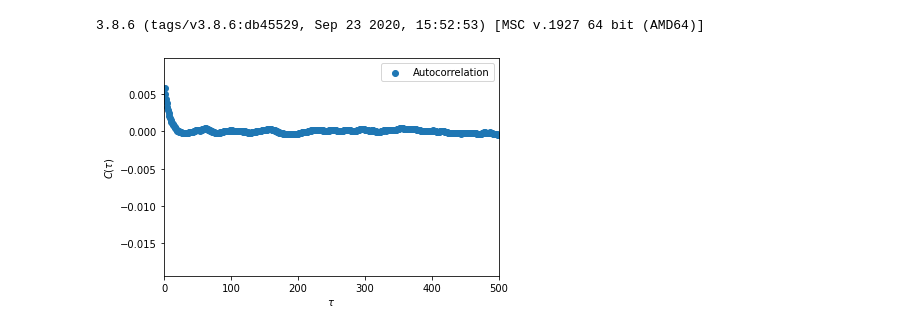
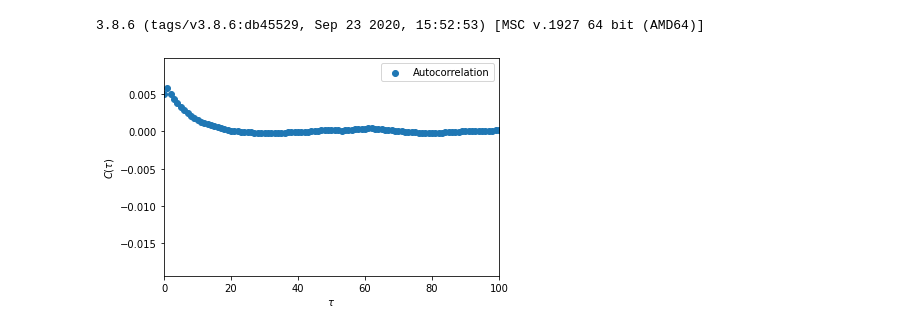
Before and after one commit to MarcelSchindler/Computational-Physics, a Jupyter notebook: exercise_4/Correlation.ipynb, the cells around one changed output. Cells and saved outputs as stored; diff of their text form; code cells hidden in the pictures.

```diff
--- a/exercise_4/Correlation.ipynb
+++ b/exercise_4/Correlation.ipynb
@@ -20,11 +20,11 @@ for line in filein:
     yin.append(float(data[1]))
 filein.close()
 # %%
-plt.xlim(0,500)
+plt.xlim(0,100)
 plt.scatter(xin,yin, label=r"Autocorrelation")
 plt.xlabel(r'$\tau$')
 plt.ylabel(r'$C(\tau)$')
 plt.legend()
 plt.savefig('autokorrelation')
 # %% [output]
-[figure, old version]
+[figure, new version]
```
Also changed, not shown: 2 other files.
